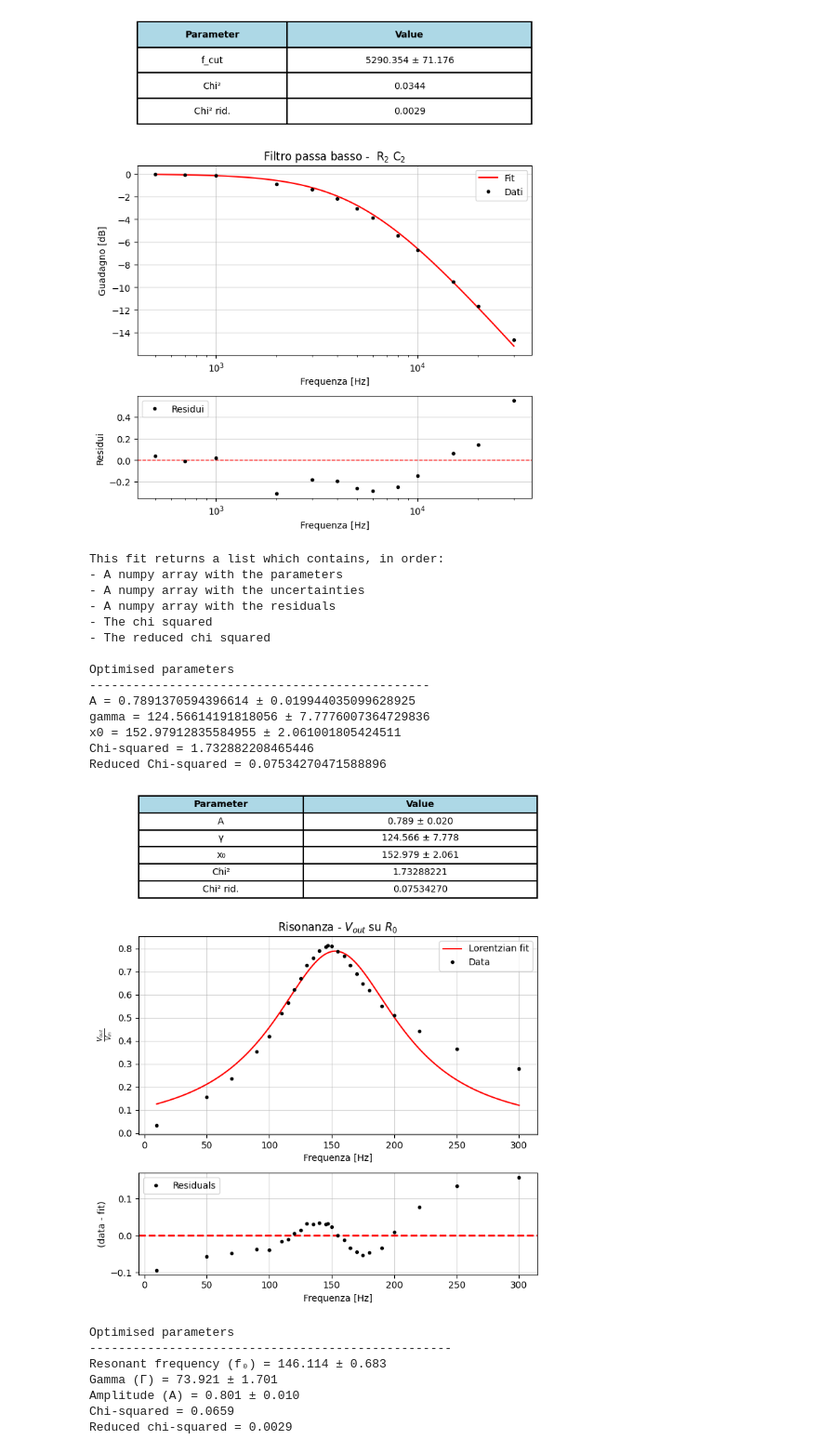
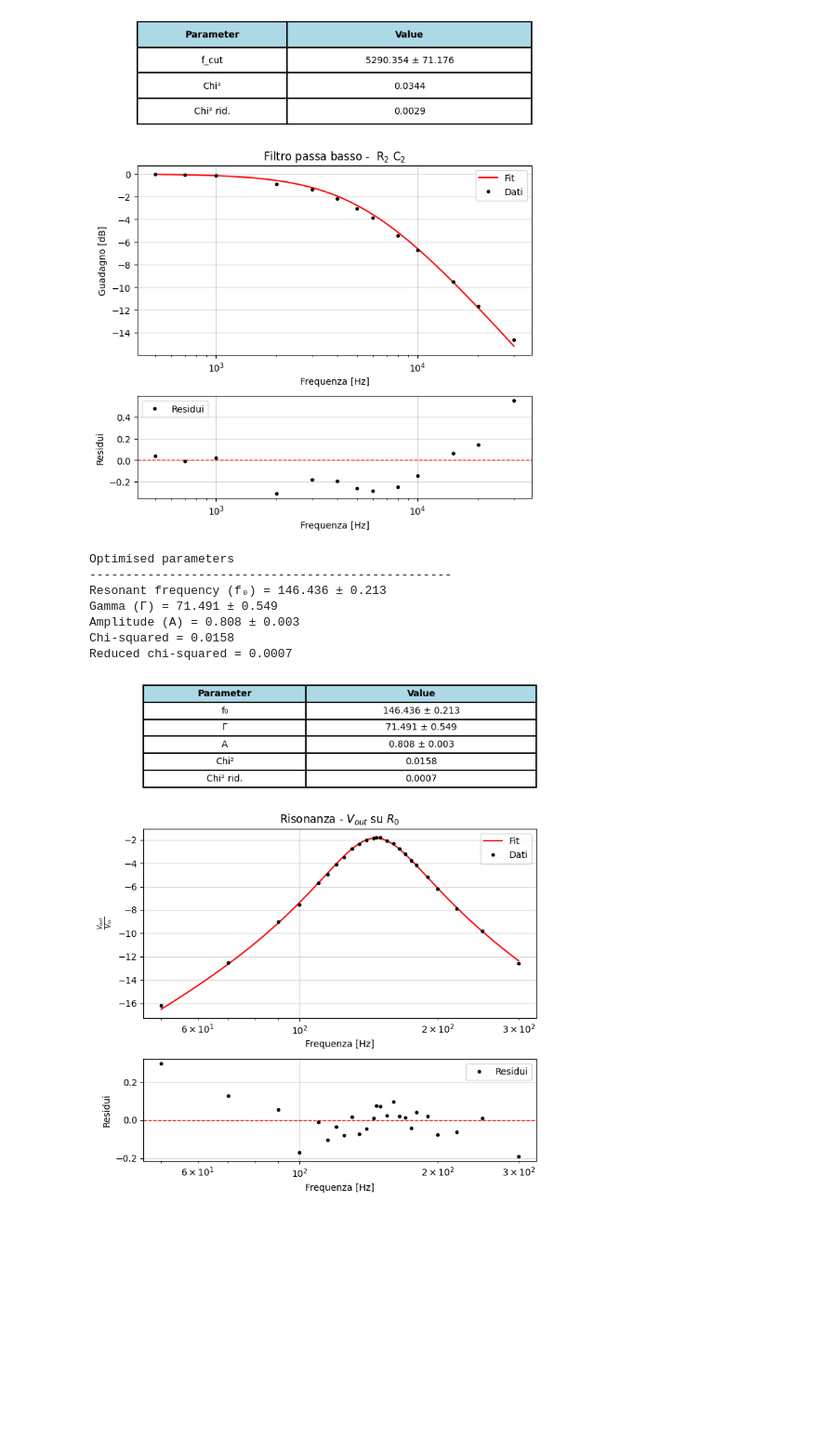
Before and after one commit to b3n3d3tt4/ultrasound, a Jupyter notebook: analisi_catena.ipynb, the cells around one changed output. Shown at 93% size. Drawn from its saved outputs; the diff is of its cells as text; code cells hidden in the pictures; blank space fills up the shorter version.

```diff
--- a/analisi_catena.ipynb
+++ b/analisi_catena.ipynb
@@ -60,38 +60,26 @@ Chi-squared = 0.0344
 Reduced chi-squared = 0.0029
 [figure]
 # %%
-frq = np.array([10, 50, 70, 90, 100, 110, 115, 120, 125, 130, 135, 140, 145, 147, 150, 155, 160, 165, 170, 175, 180, 190, 200, 220, 250, 300])
-input = np.array([2, 2, 1.98, 1.880, 1.82, 1.74, 1.7, 1.64, 1.58, 1.54, 1.5, 1.48, 1.46, 1.46, 1.46, 1.48, 1.5, 1.54, 1.58, 1.62, 1.66, 1.7,
+#misure del 30/04/2025 escludendo il dato a 10 kHz
+frq = np.array([50, 70, 90, 100, 110, 115, 120, 125, 130, 135, 140, 145, 147, 150, 155, 160, 165, 170, 175, 180, 190, 200, 220, 250, 300])
+input = np.array([2, 1.98, 1.880, 1.82, 1.74, 1.7, 1.64, 1.58, 1.54, 1.5, 1.48, 1.46, 1.46, 1.46, 1.48, 1.5, 1.54, 1.58, 1.62, 1.66, 1.7,
                   1.78, 1.86, 1.92, 2])
-output = np.array([0.065, 0.310, 0.470, 0.664, 0.764, 0.904, 0.96, 1.02, 1.06, 1.12, 1.14, 1.17, 1.18, 1.19, 1.184, 1.168, 1.152, 1.12, 1.09,
+output = np.array([0.310, 0.470, 0.664, 0.764, 0.904, 0.96, 1.02, 1.06, 1.12, 1.14, 1.17, 1.18, 1.19, 1.184, 1.168, 1.152, 1.12, 1.09,
                    1.05, 1.026, 0.936, 0.87, 0.752, 0.62, 0.472])
-out_in = np.array([0.0325, 0.155, 0.2373737374, 0.3531914894, 0.4197802198, 0.5195402299, 0.5647058824, 0.6219512195,
+out_in = np.array([0.155, 0.2373737374, 0.3531914894, 0.4197802198, 0.5195402299, 0.5647058824, 0.6219512195,
                    0.6708860759, 0.7272727273, 0.76, 0.7905405405, 0.8082191781, 0.8150684932, 0.8109589041,
                    0.7891891892, 0.768, 0.7272727273, 0.6898734177, 0.6481481481, 0.6180722892, 0.5505882353,
                    0.5117647059, 0.4423529412, 0.3647058824, 0.2776470588])
 
-risonanza = bf.lorentzian(frq, out_in, xlabel='Frequenza [Hz]', ylabel=r'$\frac{V_{out}}{V_{in}}$', titolo=r'Risonanza - $V_{out}$ su $R_0$', plot=True, save=True)
+# risonanza = bf.lorentzian(frq, out_in, xlabel='Frequenza [Hz]', ylabel=r'$\frac{V_{out}}{V_{in}}$', titolo=r'Risonanza - $V_{out}$ su $R_0$', plot=True, save=True)
+# risonanza1 = bf.breitwigner(frq, out_in, xlabel='Frequenza [Hz]', ylabel=r'$\frac{V_{out}}{V_{in}}$', titolo=r'Risonanza - $V_{out}$ su $R_0$', plot=True, save=True)
 risonanza2 = bf.bode(frq, input, output, tipo="band", xlabel='Frequenza [Hz]', ylabel=r'$\frac{V_{out}}{V_{in}}$', titolo=r'Risonanza - $V_{out}$ su $R_0$', plot=True, save=True)
 # %% [output]
-This fit returns a list which contains, in order:
-- A numpy array with the parameters
-- A numpy array with the uncertainties
-- A numpy array with the residuals
-- The chi squared
-- The reduced chi squared
-
 Optimised parameters
------------------------------------------------
-A = 0.7891370594396614 ± 0.019944035099628925
-gamma = 124.56614191818056 ± 7.7776007364729836
-x0 = 152.97912835584955 ± 2.061001805424511
-Chi-squared = 1.732882208465446
-Reduced Chi-squared = 0.07534270471588896
+--------------------------------------------------
+Resonant frequency (f₀) = 146.436 ± 0.213
+Gamma (Γ) = 71.491 ± 0.549
+Amplitude (A) = 0.808 ± 0.003
+Chi-squared = 0.0158
+Reduced chi-squared = 0.0007
-[figure, old version]
+[figure, new version]
-Optimised parameters
---------------------------------------------------
-Resonant frequency (f₀) = 146.114 ± 0.683
-Gamma (Γ) = 73.921 ± 1.701
-Amplitude (A) = 0.801 ± 0.010
-Chi-squared = 0.0659
-Reduced chi-squared = 0.0029
```
Also changed, not shown: parts of 2 cells of this notebook, 5 other files.
